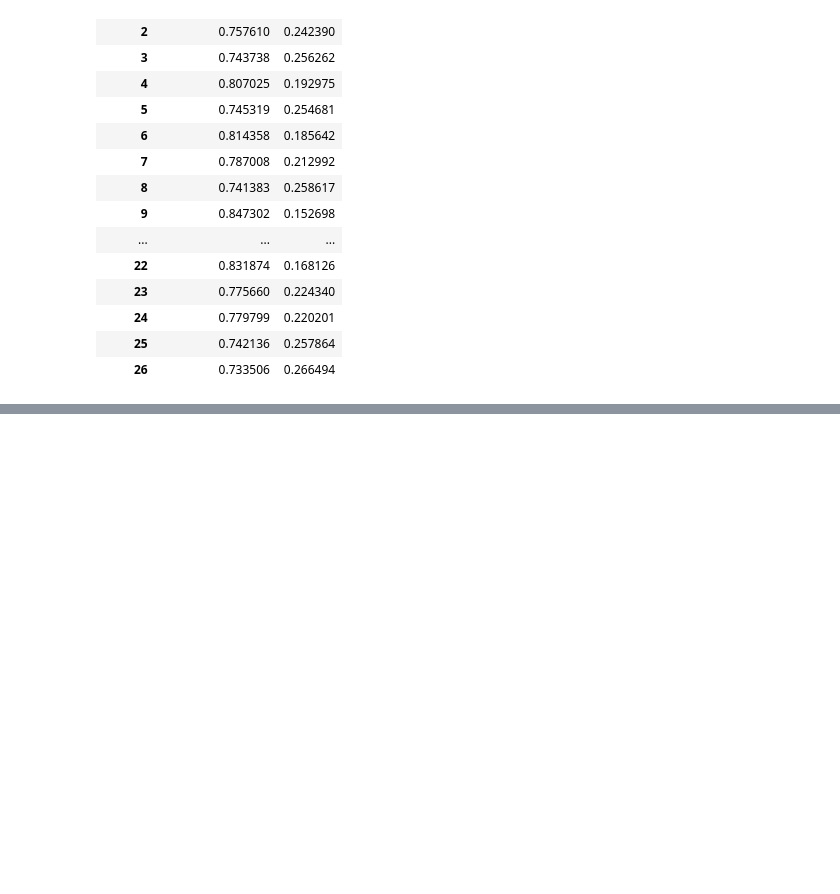
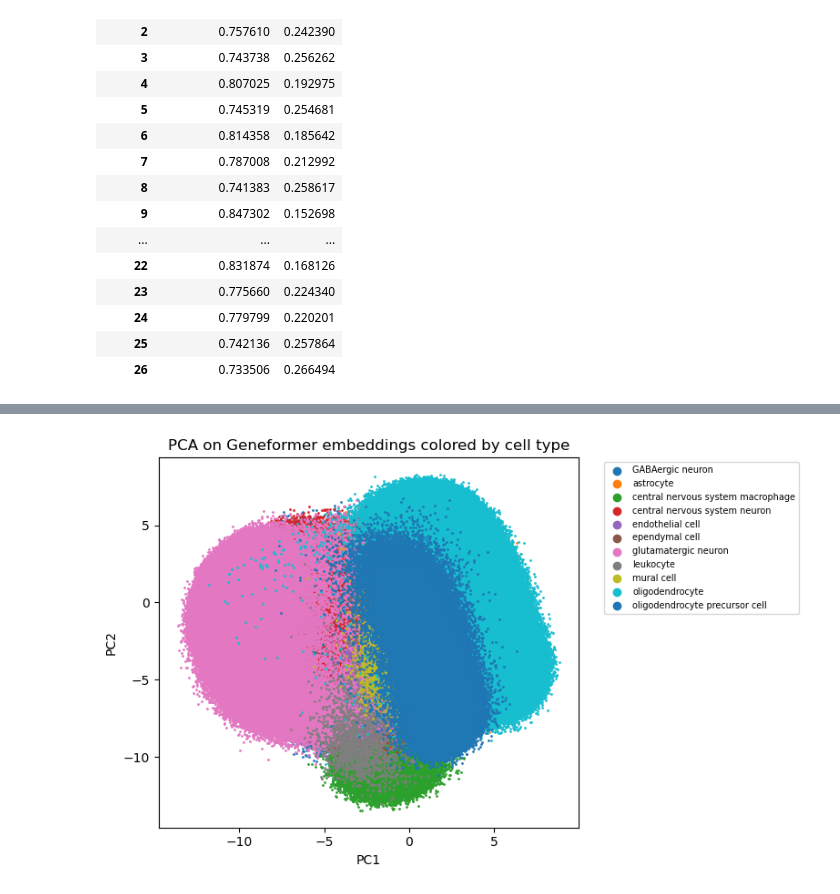
Before and after one commit to zainabnazari/parkinson_scRNA, a Jupyter notebook: start.ipynb, the cells around one changed output, grey strips where cells are left out. Cells and saved outputs as stored; diff of their text form; code cells hidden in the pictures; blank space fills up the shorter version.

```diff
--- a/start.ipynb
+++ b/start.ipynb
@@ -429,0 +517,19 @@ pd.crosstab(df_merged['leiden'], df_merged['disease'], normalize='index')
+# %%
+plt.figure(figsize=(8,5))
+
+for code, cell_type in code_to_celltype.items():
+    plt.scatter(
+        geneformer_pca_coords[codes == code, 0],
+        geneformer_pca_coords[codes == code, 1],
+        s=1,
+        label=cell_type
+    )
+
+plt.title("PCA on Geneformer embeddings colored by cell type")
+plt.xlabel("PC1")
+plt.ylabel("PC2")
+plt.legend(markerscale=6, fontsize=7, bbox_to_anchor=(1.05, 1), loc='upper left')
+plt.tight_layout()
+plt.show()
+# %% [output]
+[figure, added]
```
Also changed, not shown: parts of 16 cells of this notebook, 1 other file.
